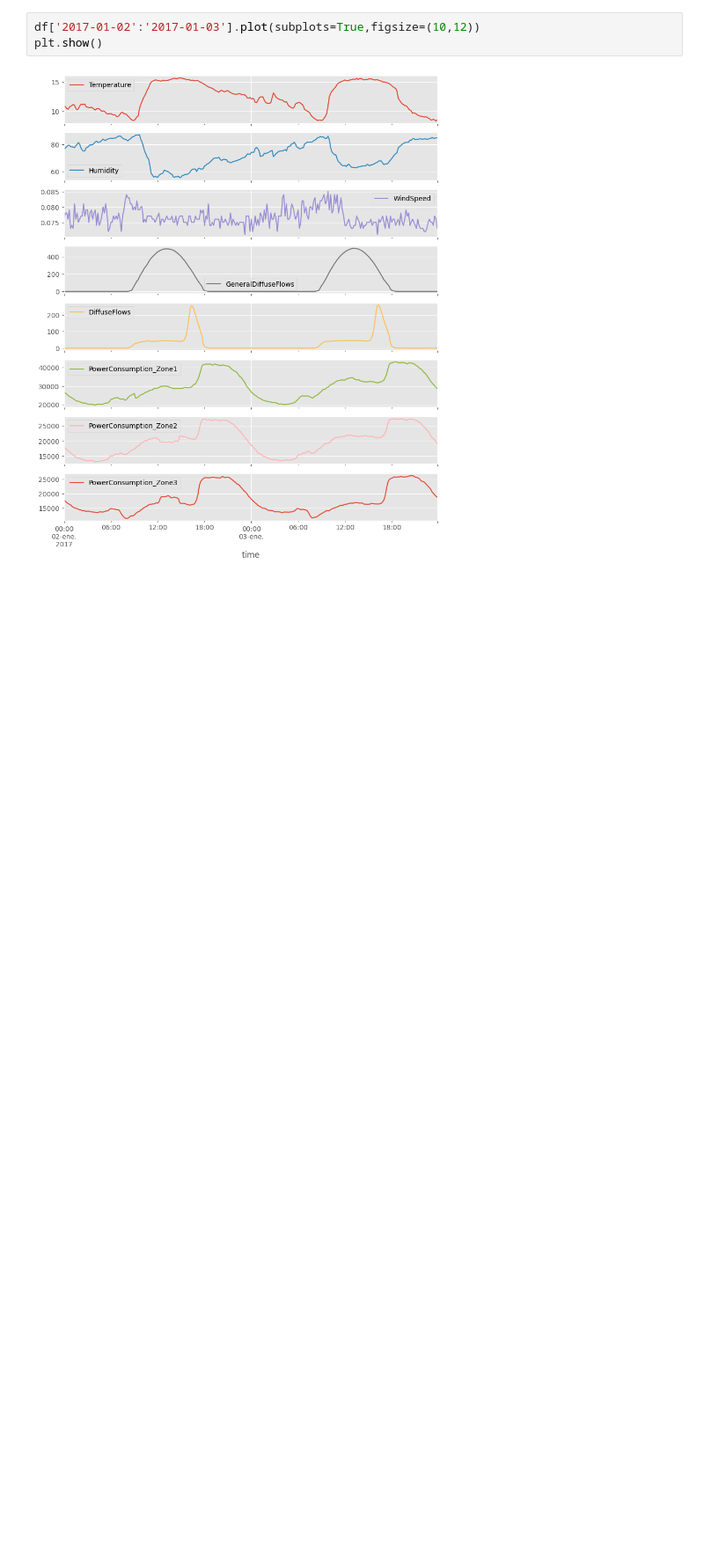
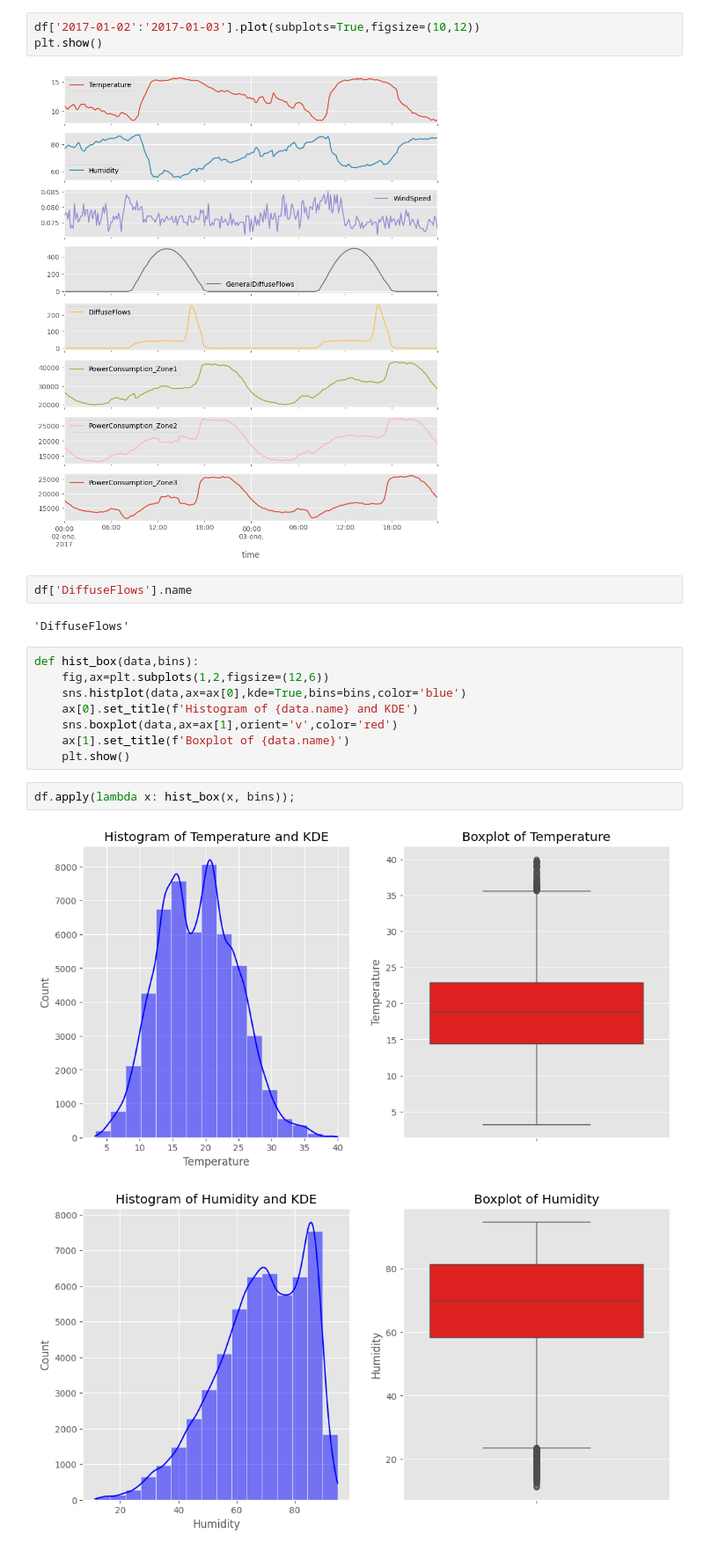
Before and after one commit to Jonkkeyler333/power_consumption_stat2, a Jupyter notebook: main.ipynb, the cells around one changed output. Shown at 88% size. Saved outputs shown, nothing was run; the diff lists cells and outputs as text; blank space fills up the shorter version.

```diff
--- a/main.ipynb
+++ b/main.ipynb
@@ -144,3 +144,20 @@ df['2017-01-02':'2017-01-03'].plot(subplots=True,figsize=(10,12))
 plt.show()
 # %% [output]
 [figure]
+# %%
+df['DiffuseFlows'].name
+# %% [output]
+'DiffuseFlows'
+# %%
+def hist_box(data,bins):
+    fig,ax=plt.subplots(1,2,figsize=(12,6))
+    sns.histplot(data,ax=ax[0],kde=True,bins=bins,color='blue')
+    ax[0].set_title(f'Histogram of {data.name} and KDE')
+    sns.boxplot(data,ax=ax[1],orient='v',color='red')
+    ax[1].set_title(f'Boxplot of {data.name}')
+    plt.show()
+# %%
+df.apply(lambda x: hist_box(x, bins));
+# %% [output]
+[figure, added]
+[figure, added]
```
Also changed, not shown: parts of 1 cell of this notebook, 1 other file.
